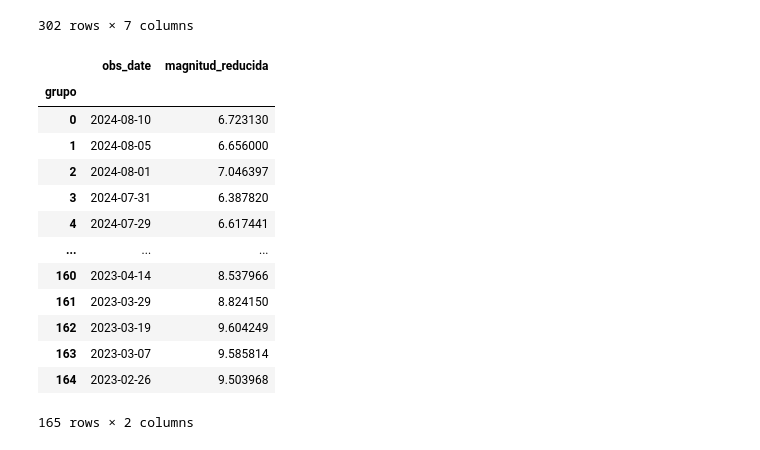
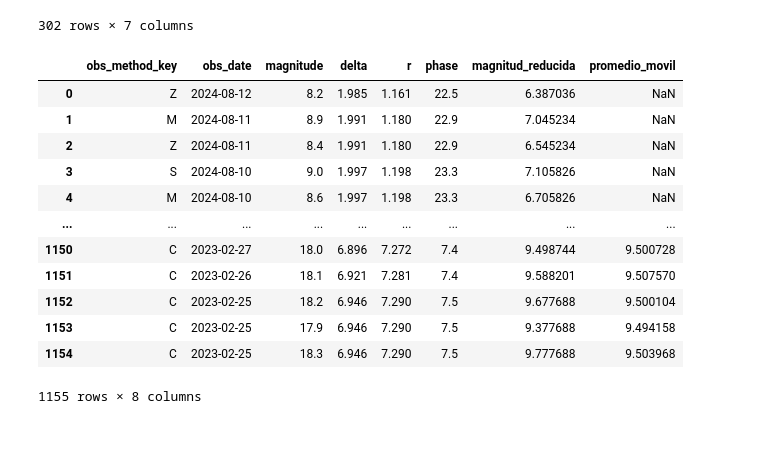
Before and after one commit to sperezp23/Cometa_C_2023_T_ATLAS, a Jupyter notebook: cometa_Cobs_API.ipynb, the cells around one changed output. Saved outputs shown, nothing was run; the diff lists cells and outputs as text; code cells hidden in the pictures.

Commit message:
Update: 'Promedio movil'

```diff
--- a/cometa_Cobs_API.ipynb
+++ b/cometa_Cobs_API.ipynb
@@ -371,27 +317,24 @@ fig.show()
 # %%
 # Creación del data frame curva de luz promediada
 numero_elementos_grupo = 7
 
 curva_de_luz_promediada_df = curva_de_luz_procesada_df.copy()
-curva_de_luz_promediada_df['grupo'] = curva_de_luz_promediada_df.index // numero_elementos_grupo
-curva_de_luz_promediada_df = curva_de_luz_promediada_df.groupby(by = 'grupo')[['obs_date','magnitud_reducida']].mean()
-curva_de_luz_promediada_df.obs_date = pd.to_datetime(curva_de_luz_promediada_df.obs_date.dt.date)
+curva_de_luz_promediada_df['promedio_movil'] = curva_de_luz_promediada_df.magnitud_reducida.rolling(window = numero_elementos_grupo).mean()
 curva_de_luz_promediada_df
 # %% [output]
-|  | obs_date | magnitud_reducida |
-| grupo |  |  |
-| 0 | 2024-08-10 | 6.723130 |
-| 1 | 2024-08-05 | 6.656000 |
-| 2 | 2024-08-01 | 7.046397 |
-| 3 | 2024-07-31 | 6.387820 |
-| 4 | 2024-07-29 | 6.617441 |
-| ... | ... | ... |
-| 160 | 2023-04-14 | 8.537966 |
-| 161 | 2023-03-29 | 8.824150 |
-| 162 | 2023-03-19 | 9.604249 |
-| 163 | 2023-03-07 | 9.585814 |
-| 164 | 2023-02-26 | 9.503968 |
+|  | obs_method_key | obs_date | magnitude | delta | r | phase | magnitud_reducida | promedio_movil |
+| 0 | Z | 2024-08-12 | 8.2 | 1.985 | 1.161 | 22.5 | 6.387036 | NaN |
+| 1 | M | 2024-08-11 | 8.9 | 1.991 | 1.180 | 22.9 | 7.045234 | NaN |
+| 2 | Z | 2024-08-11 | 8.4 | 1.991 | 1.180 | 22.9 | 6.545234 | NaN |
+| 3 | S | 2024-08-10 | 9.0 | 1.997 | 1.198 | 23.3 | 7.105826 | NaN |
+| 4 | M | 2024-08-10 | 8.6 | 1.997 | 1.198 | 23.3 | 6.705826 | NaN |
+| ... | ... | ... | ... | ... | ... | ... | ... | ... |
+| 1150 | C | 2023-02-27 | 18.0 | 6.896 | 7.272 | 7.4 | 9.498744 | 9.500728 |
+| 1151 | C | 2023-02-26 | 18.1 | 6.921 | 7.281 | 7.4 | 9.588201 | 9.507570 |
+| 1152 | C | 2023-02-25 | 18.2 | 6.946 | 7.290 | 7.5 | 9.677688 | 9.500104 |
+| 1153 | C | 2023-02-25 | 17.9 | 6.946 | 7.290 | 7.5 | 9.377688 | 9.494158 |
+| 1154 | C | 2023-02-25 | 18.3 | 6.946 | 7.290 | 7.5 | 9.777688 | 9.503968 |
-165 rows × 2 columns
+1155 rows × 8 columns
 # %%
 # Gráfica de lus promediada
 labels = {'obs_date':'Observation Date','magnitud_reducida':'Magnitude reduced'}
```
Also changed, not shown: parts of 7 cells of this notebook, 1 other file.
